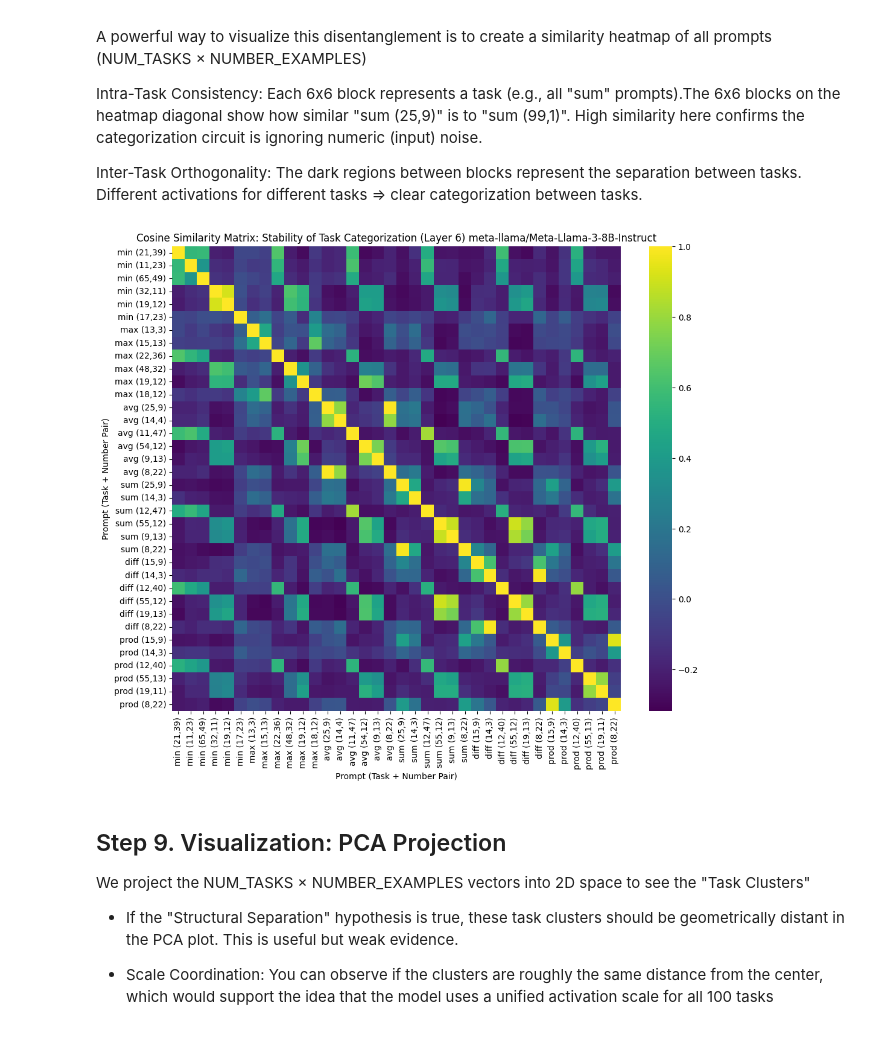
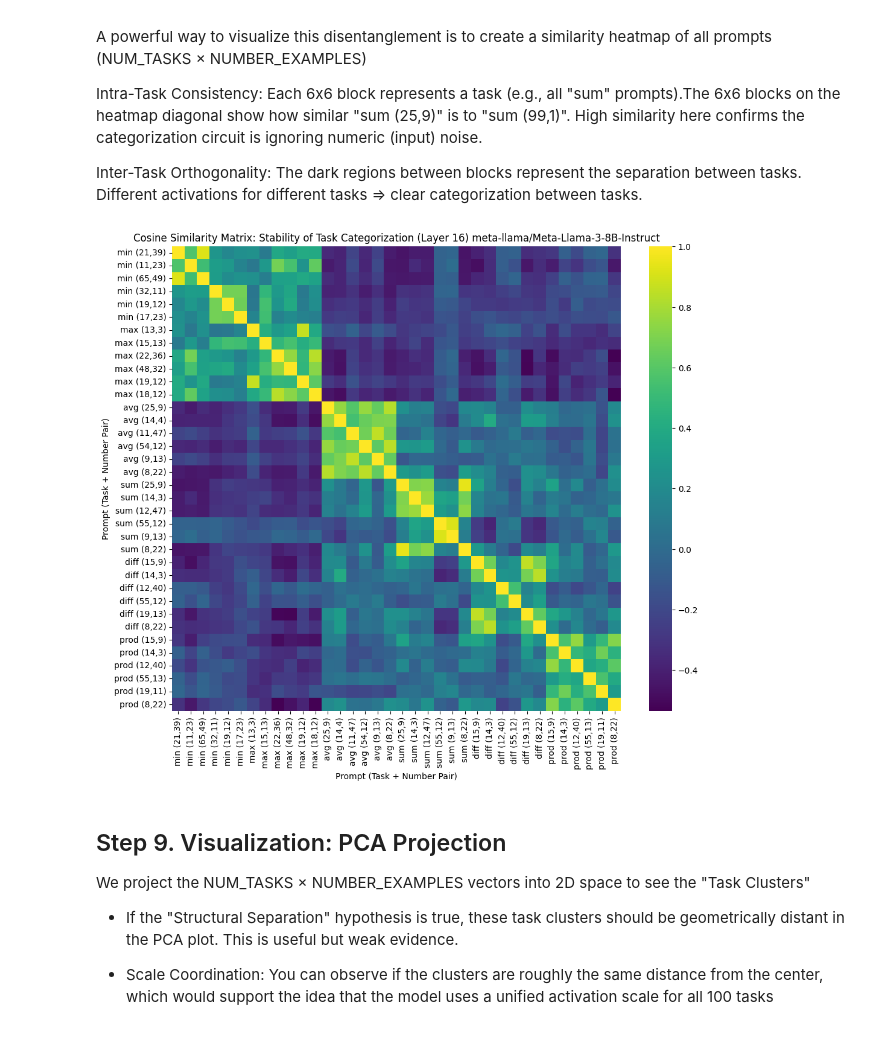
Before and after one commit to PhilipQuirke/LlmPromptCategorization, a Jupyter notebook: notebooks/Explore.ipynb, the cells around one changed output. Cells and saved outputs as stored; diff of their text form; code cells hidden in the pictures.

```diff
--- a/notebooks/Explore.ipynb
+++ b/notebooks/Explore.ipynb
@@ -168,0 +257,3 @@ for d in test_data:
+# %%
+# Select the test data set to use
+test_data = test_data_1
@@ -171,16 +267,9 @@ for d in test_data:
 all_prompts = []
 metadata = []
 
-# Iterate directly over the new test_data list of dictionaries
 for item in test_data:
-    prompt = item['prompt']
-    task = item['task']
-    x_val = item['x']
-    y_val = item['y']
-    gt = item['gt'] # Ground truth
-
-    all_prompts.append(prompt)
-    metadata.append({"task": task, "pair": f"({x_val},{y_val})", "gt": gt})
+    all_prompts.append(item['prompt'])
+    metadata.append({"task": item['task'], "pair": f"({item['x']},{item['y']})", "gt": item['gt']})
 
 print(all_prompts[0:5])
 print(metadata[0:5])
@@ -335,3 +462,0 @@ Analysis Complete. The highest separation between tasks was observed at Layer 6.
-# %%
-CG.MODEL_LAYER = best_layer
-print(f"Using Layer {CG.MODEL_LAYER} for categorization.")
@@ -389,19 +512,29 @@ Intra-Task Consistency: Each 6x6 block represents a task (e.g., all "sum" prompt
 
 Inter-Task Orthogonality: The dark regions between blocks represent the separation between tasks. Different activations for different tasks => clear categorization between tasks.
 # %%
-# Normalize for cosine similarity
-norm_vecs = F.normalize(task_specific_vectors, p=2, dim=1)
-sim_matrix = torch.mm(norm_vecs, norm_vecs.t()).numpy()
+# Later code will show that interesting neurons at layers 14 and 16 are important in categorization.
+# So we choose layer 16. Other layers give similar results.
+CG.MODEL_LAYER = 16
 
-plt.figure(figsize=(12, 10))
-labels = [f"{m['task']} {m['pair']}" for m in metadata]
-sns.heatmap(sim_matrix, xticklabels=labels, yticklabels=labels, cmap="viridis", annot=False)
-plt.title(f"Cosine Similarity Matrix: Stability of Task Categorization (Layer {CG.MODEL_LAYER}) {CG.MODEL_NAME}")
-plt.xlabel("Prompt (Task + Number Pair)")
-plt.ylabel("Prompt (Task + Number Pair)")
-plt.show()
+
+def visualize_similarity_heatmap():
+
+    # Normalize for cosine similarity
+    norm_vecs = F.normalize(task_specific_vectors, p=2, dim=1)
+    sim_matrix = torch.mm(norm_vecs, norm_vecs.t()).numpy()
+
+    plt.figure(figsize=(12, 10))
+    labels = [f"{m['task']} {m['pair']}" for m in metadata]
+    sns.heatmap(sim_matrix, xticklabels=labels, yticklabels=labels, cmap="viridis", annot=False)
+    plt.title(f"Cosine Similarity Matrix: Stability of Task Categorization (Layer {CG.MODEL_LAYER}) {CG.MODEL_NAME}")
+    plt.xlabel("Prompt (Task + Number Pair)")
+    plt.ylabel("Prompt (Task + Number Pair)")
+    plt.show()
+
+
+visualize_similarity_heatmap()
 # %% [output]
-[figure, old version]
+[figure, new version]
 # %% [markdown]
 ## Step 9. Visualization: PCA Projection
 
```
Also changed, not shown: parts of 35 cells of this notebook.
